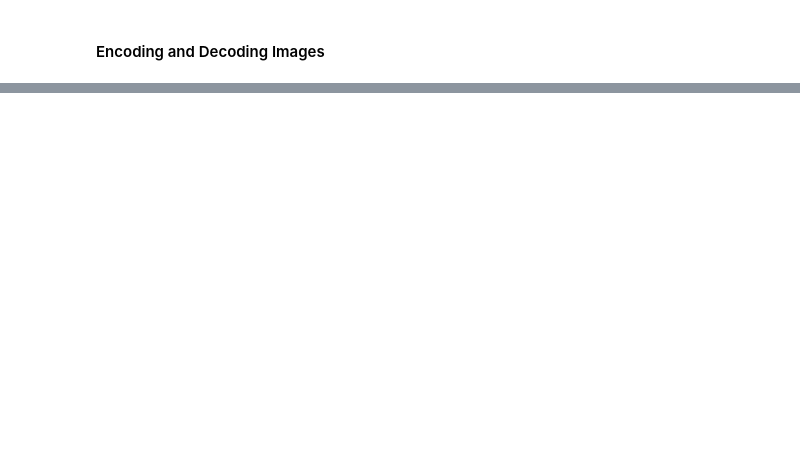
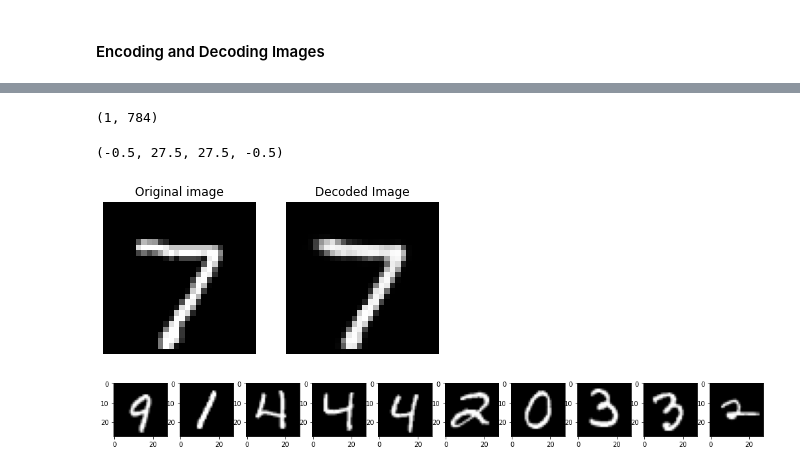
Before and after one commit to Neo-glitch/computer-vision-masterclass, a Jupyter notebook: AutoEncoders.ipynb, the cells around one changed output, grey strips where cells are left out. Drawn from its saved outputs; the diff is of its cells as text; code cells hidden in the pictures; blank space fills up the shorter version.

```diff
--- a/AutoEncoders.ipynb
+++ b/AutoEncoders.ipynb
@@ -127,0 +170,12 @@ Epoch 39/50
+# %%
+# Decoder 32 - 64 - 128 - 784
+input_layer_decoder = Input(shape = (32,))
+decoder_layer1= autoencoder.layers[3]  # get layer by index
+decoder_layer2 = autoencoder.layers[4]
+decoder_layer3 = autoencoder.layers[5]
+
+decoder = Model(inputs = input_layer_decoder,
+                # one line way of connecting layers
+                outputs = decoder_layer3(decoder_layer2(decoder_layer1(input_layer_decoder))))
+
+decoder.summary()
@@ -127,0 +200,42 @@ Epoch 39/50
+# %%
+# does image decoding
+decoded_image = decoder.predict(encoded_image)
+
+decoded_image.shape
+# %% [output]
+(1, 784)
+# %%
+fig, axs = plt.subplots(1, 2)
+
+axs = axs.ravel()
+
+axs[0].imshow(x_test[0].reshape(28, 28), cmap ="gray")
+axs[0].set_title("Original image")
+axs[0].axis("off")
+
+axs[1].imshow(decoded_image.reshape(28, 28), cmap ="gray")
+axs[1].set_title("Decoded Image")
+axs[1].axis("off")
+# %% [output]
+(-0.5, 27.5, 27.5, -0.5)
+[figure, added]
+# %%
+# Encoding and Decoding Image
+n_images = 10
+
+# index of x_test to work with
+test_images= np.random.randint(0, x_test.shape[0] - 1, size = n_images)
+plt.figure(figsize = (18, 18))
+
+for i, image_index in enumerate(test_images):
+
+  # enables having new axis for each item based on i+ 1 value
+  ax = plt.subplot(10, 10, i + 1)
+  plt.imshow(x_test[image_index].reshape(28, 28), cmap ="gray")
+  plt.xticks()
+  plt.yticks()
+
+  #Coded images
+  ax =
+# %% [output]
+[figure, added]
```
Also changed, not shown: parts of 6 cells of this notebook.
